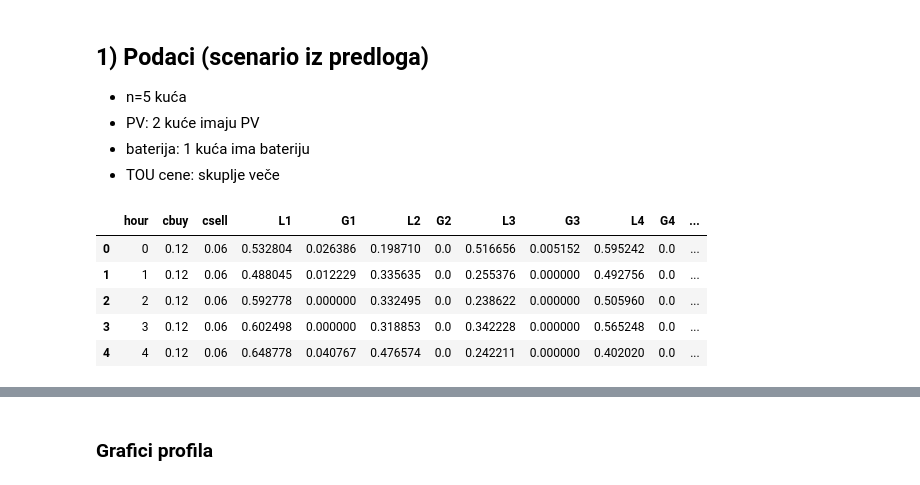
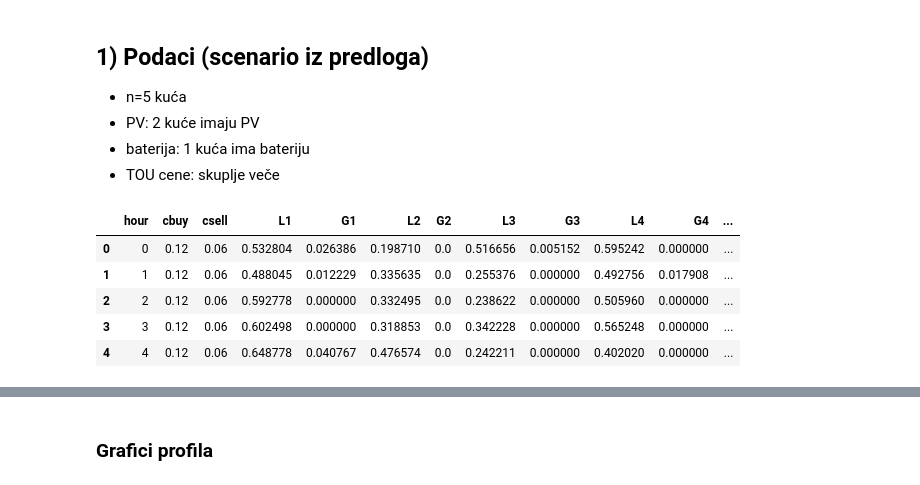
Before and after one commit to ognjen217/GameTheoryProject, a Jupyter notebook: EPS_Game_Theory.ipynb, the cells around one changed output, grey strips where cells are left out. Drawn from its saved outputs; the diff is of its cells as text; code cells hidden in the pictures.

```diff
--- a/EPS_Game_Theory.ipynb
+++ b/EPS_Game_Theory.ipynb
@@ -64,8 +64,8 @@ cbuy[(hours>=7)  & (hours<=9)]  = 0.18
 csell = 0.06*np.ones(T)
 
 # Ko ima PV / bateriju (primer: kuće 1 i 3 imaju PV, kuća 2 ima bateriju)
-has_pv = np.array([1, 0, 1, 0, 0], dtype=bool)
-has_batt = np.array([0, 1, 0, 0, 0], dtype=bool)
+has_pv = np.array([1, 0, 1, 1, 0], dtype=bool)
+has_batt = np.array([0, 1, 0, 1, 0], dtype=bool)
 
 # Parametri baterije (po kući)
 E = np.zeros(n)          # kapacitet [kWh]
@@ -81,35 +81,35 @@ Pdis[has_batt] = 2.0
 SOC0 = 0.5*E  # početni SOC (0 za kuće bez baterije)
 
 # --- sintetički profili L_i(t), G_i(t) ---
 def gaussian(x, mu, sigma):
     return np.exp(-0.5*((x-mu)/sigma)**2)
 
 L = np.zeros((n, T))  # load
 G = np.zeros((n, T))  # PV generation
 
 for i in range(n):
     scale_L = np.random.uniform(0.8, 1.4)
     base = 0.35 + 0.08*np.random.randn(T)
     morning = 0.9*gaussian(hours, mu=np.random.uniform(7.0, 8.5), sigma=1.2)
     evening = 1.2*gaussian(hours, mu=np.random.uniform(19.0, 21.0), sigma=1.8)
     L[i] = np.clip(scale_L*(base + morning + evening), 0.05, None)
 
     if has_pv[i]:
         scale_G = np.random.uniform(0.9, 1.4)
         pv = 1.8*gaussian(hours, mu=np.random.uniform(12.0, 13.5), sigma=2.2)
         G[i] = np.clip(scale_G*pv + 0.02*np.random.randn(T), 0.0, None)
     else:
         G[i] = 0.0
 
 df = pd.DataFrame({"hour": hours, "cbuy": cbuy, "csell": csell})
 for i in range(n):
     df[f"L{i+1}"] = L[i]
     df[f"G{i+1}"] = G[i]
 df.head()
 # %% [output]
 |  | hour | cbuy | csell | L1 | G1 | L2 | G2 | L3 | G3 | L4 | G4 | ... |
-| 0 | 0 | 0.12 | 0.06 | 0.532804 | 0.026386 | 0.198710 | 0.0 | 0.516656 | 0.005152 | 0.595242 | 0.0 | ... |
-| 1 | 1 | 0.12 | 0.06 | 0.488045 | 0.012229 | 0.335635 | 0.0 | 0.255376 | 0.000000 | 0.492756 | 0.0 | ... |
-| 2 | 2 | 0.12 | 0.06 | 0.592778 | 0.000000 | 0.332495 | 0.0 | 0.238622 | 0.000000 | 0.505960 | 0.0 | ... |
-| 3 | 3 | 0.12 | 0.06 | 0.602498 | 0.000000 | 0.318853 | 0.0 | 0.342228 | 0.000000 | 0.565248 | 0.0 | ... |
-| 4 | 4 | 0.12 | 0.06 | 0.648778 | 0.040767 | 0.476574 | 0.0 | 0.242211 | 0.000000 | 0.402020 | 0.0 | ... |
+| 0 | 0 | 0.12 | 0.06 | 0.532804 | 0.026386 | 0.198710 | 0.0 | 0.516656 | 0.005152 | 0.595242 | 0.000000 | ... |
+| 1 | 1 | 0.12 | 0.06 | 0.488045 | 0.012229 | 0.335635 | 0.0 | 0.255376 | 0.000000 | 0.492756 | 0.017908 | ... |
+| 2 | 2 | 0.12 | 0.06 | 0.592778 | 0.000000 | 0.332495 | 0.0 | 0.238622 | 0.000000 | 0.505960 | 0.000000 | ... |
+| 3 | 3 | 0.12 | 0.06 | 0.602498 | 0.000000 | 0.318853 | 0.0 | 0.342228 | 0.000000 | 0.565248 | 0.000000 | ... |
+| 4 | 4 | 0.12 | 0.06 | 0.648778 | 0.040767 | 0.476574 | 0.0 | 0.242211 | 0.000000 | 0.402020 | 0.000000 | ... |
```
Also changed, not shown: parts of 15 cells of this notebook.
